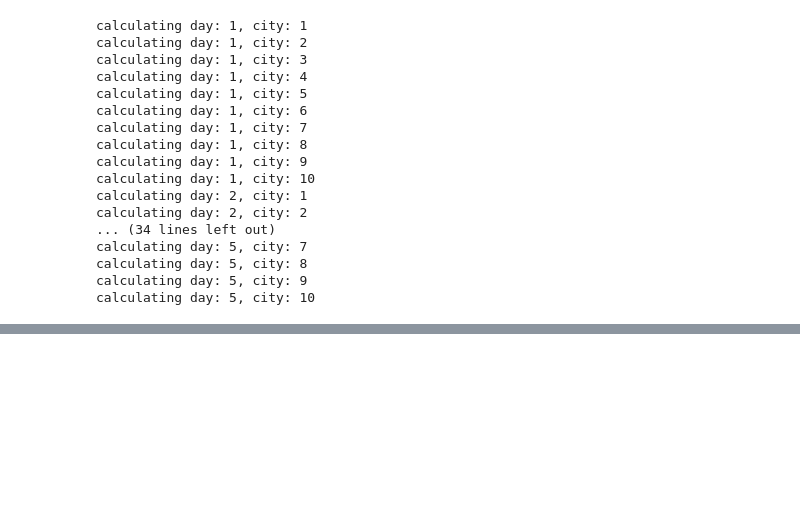
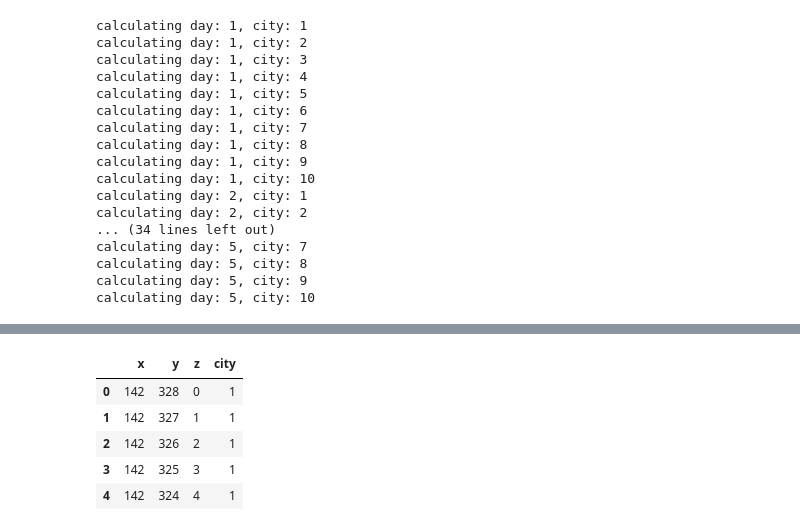
Before and after one commit to JanLauGe/future_challenge_hackathon, a Jupyter notebook: code/pathfinding_laurens.ipynb, the cells around one changed output, grey strips where cells are left out. Cells and saved outputs as stored; diff of their text form; code cells hidden in the pictures; blank space fills up the shorter version.

```diff
--- a/code/pathfinding_laurens.ipynb
+++ b/code/pathfinding_laurens.ipynb
@@ -283,3 +273,13 @@ out.head()
 # %%
 out.to_csv('out.csv', index=False, header=False)
+# %%
+x2 = solution.loc[solution.day == 11,['x','y','z','city']]
+x2.head()
+# %% [output]
+|  | x | y | z | city |
+| 0 | 142 | 328 | 0 | 1 |
+| 1 | 142 | 327 | 1 | 1 |
+| 2 | 142 | 326 | 2 | 1 |
+| 3 | 142 | 325 | 3 | 1 |
+| 4 | 142 | 324 | 4 | 1 |
 # %%
```
Also changed, not shown: parts of 13 cells of this notebook.
